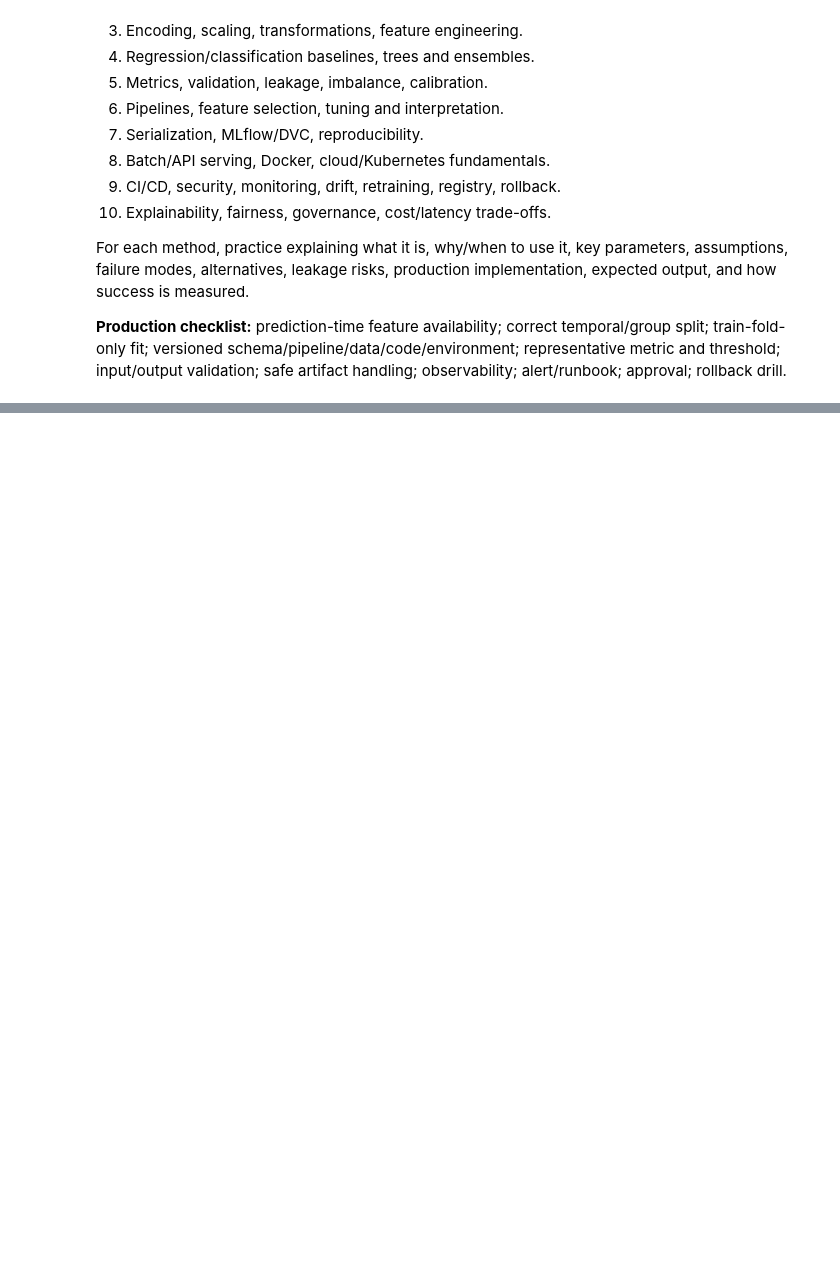
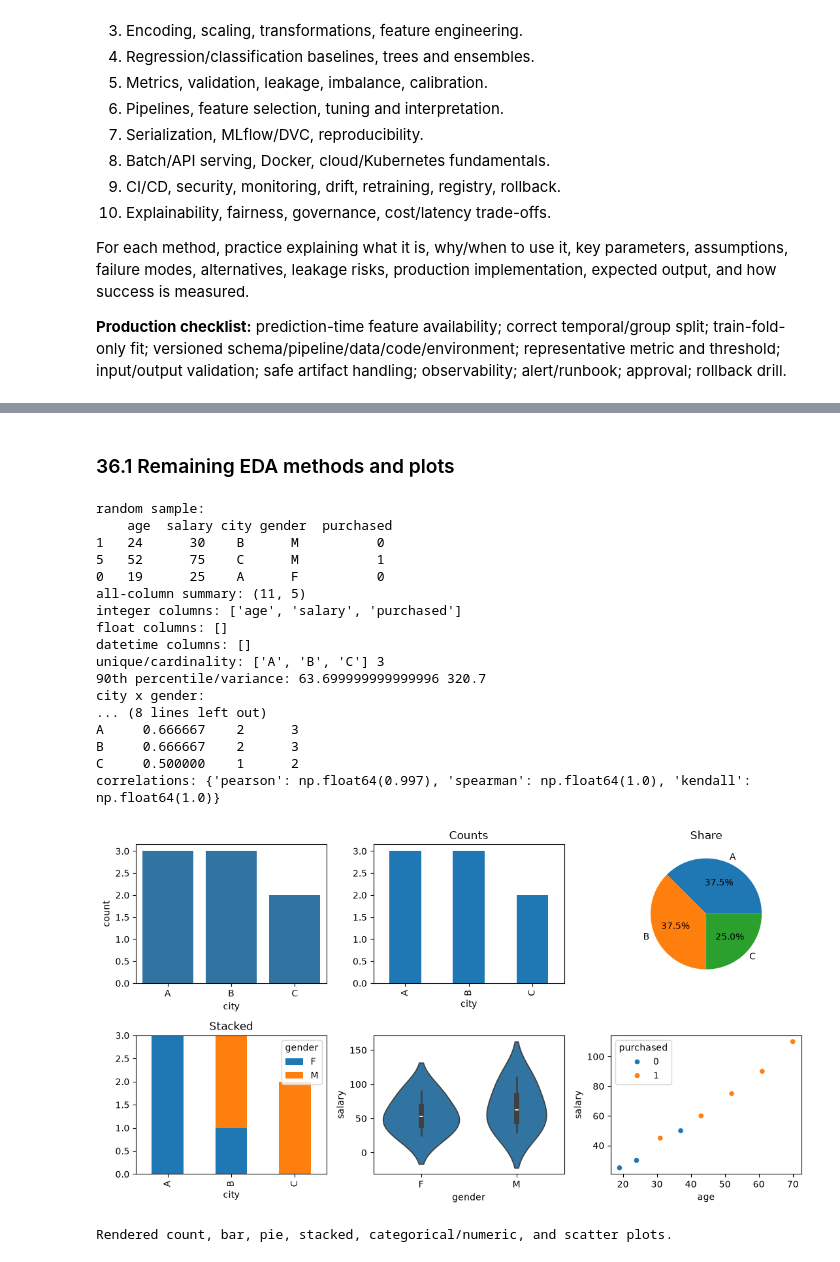
Before and after one commit to ERRahulchouhan/Complete-Machine-Learning-, a Jupyter notebook: Interview/EDA_to_Machine_Learning_Python_Methods.ipynb, the cells around one changed output, grey strips where cells are left out. Drawn from its saved outputs; the diff is of its cells as text; code cells hidden in the pictures; blank space fills up the shorter version.

```diff
--- a/Interview/EDA_to_Machine_Learning_Python_Methods.ipynb
+++ b/Interview/EDA_to_Machine_Learning_Python_Methods.ipynb
@@ -1249,0 +1787,59 @@ For each method, practice explaining what it is, why/when to use it, key paramet
+# %% [markdown]
+### 36.1 Remaining EDA methods and plots
+# %%
+
+import matplotlib.pyplot as plt
+import seaborn as sns
+
+lab = pd.DataFrame({
+    "age": [19, 24, 31, 37, 43, 52, 61, 70],
+    "salary": [25, 30, 45, 50, 60, 75, 90, 110],
+    "city": ["A", "B", "A", "C", "B", "C", "A", "B"],
+    "gender": ["F", "M", "F", "M", "F", "M", "F", "M"],
+    "purchased": [0, 0, 1, 0, 1, 1, 1, 1],
+})
+print("random sample:\n", lab.sample(3, random_state=42))
+print("all-column summary:", lab.describe(include="all").shape)
+print("integer columns:", lab.select_dtypes(include=["int64", "int32"]).columns.tolist())
+print("float columns:", lab.select_dtypes(include=["float64", "float32"]).columns.tolist())
+print("datetime columns:", lab.select_dtypes(include=["datetime"]).columns.tolist())
+print("unique/cardinality:", lab["city"].unique().tolist(), lab["city"].nunique())
+print("90th percentile/variance:", lab["age"].quantile(.90), round(lab["age"].var(), 2))
+print("city x gender:\n", pd.crosstab(lab.city, lab.gender))
+print("grouped mean/count:\n", lab.groupby("city")["purchased"].agg(["mean", "sum", "count"]))
+print("correlations:", {
+    method: round(lab[["age", "salary"]].corr(method=method).iloc[0, 1], 3)
+    for method in ["pearson", "spearman", "kendall"]
+})
+
+fig, axes = plt.subplots(2, 3, figsize=(11, 6))
+sns.countplot(data=lab, x="city", ax=axes[0, 0])
+lab["city"].value_counts().plot(kind="bar", ax=axes[0, 1], title="Counts")
+lab["city"].value_counts().plot(kind="pie", autopct="%1.1f%%", ax=axes[0, 2], title="Share")
+pd.crosstab(lab.city, lab.gender).plot(kind="bar", stacked=True, ax=axes[1, 0], title="Stacked")
+sns.violinplot(data=lab, x="gender", y="salary", ax=axes[1, 1])
+sns.scatterplot(data=lab, x="age", y="salary", hue="purchased", ax=axes[1, 2])
+fig.tight_layout()
+plt.show()
+plt.close("all")
+print("Rendered count, bar, pie, stacked, categorical/numeric, and scatter plots.")
+# %% [output]
+random sample:
+    age  salary city gender  purchased
+1   24      30    B      M          0
+5   52      75    C      M          1
+0   19      25    A      F          0
+all-column summary: (11, 5)
+integer columns: ['age', 'salary', 'purchased']
+float columns: []
+datetime columns: []
+unique/cardinality: ['A', 'B', 'C'] 3
+90th percentile/variance: 63.699999999999996 320.7
+city x gender:
+... (8 lines left out)
+A     0.666667    2      3
+B     0.666667    2      3
+C     0.500000    1      2
+correlations: {'pearson': np.float64(0.997), 'spearman': np.float64(1.0), 'kendall': np.float64(1.0)}
+[figure, added]
+Rendered count, bar, pie, stacked, categorical/numeric, and scatter plots.
```
Also changed, not shown: parts of 53 cells of this notebook, 1 other file.
